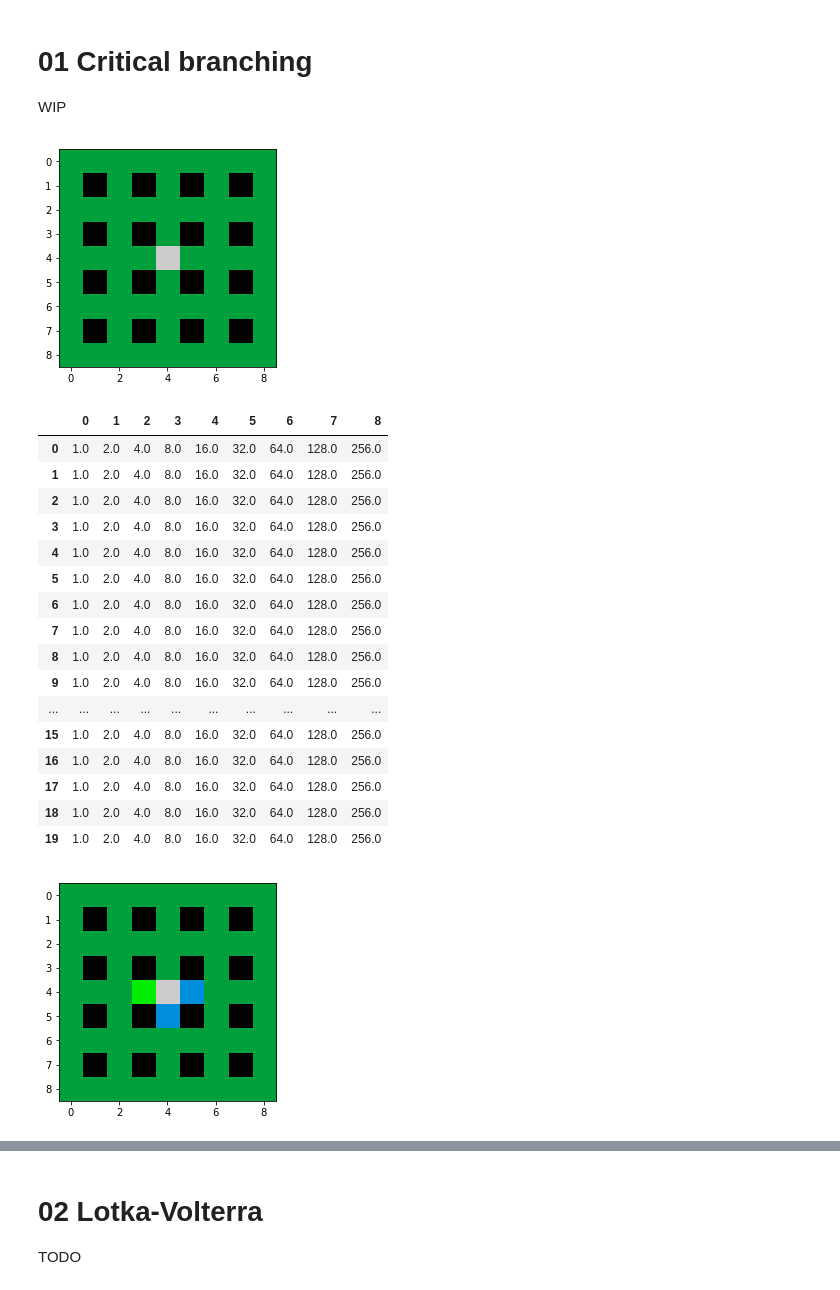
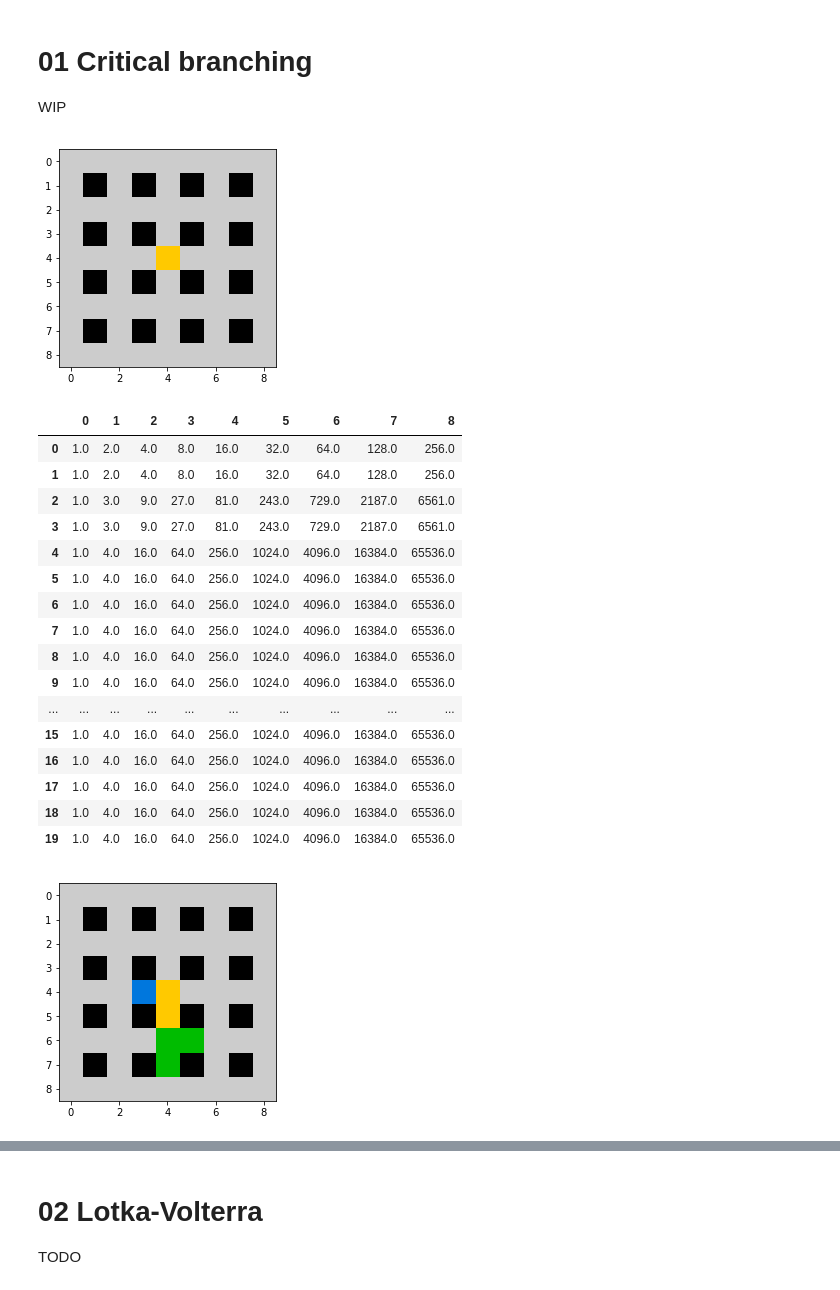
Before and after one commit to sirsh/wonky, a Jupyter notebook: notebooks/02 - running models.ipynb, the cells around one changed output, grey strips where cells are left out. Drawn from its saved outputs; the diff is of its cells as text; code cells hidden in the pictures.

```diff
--- a/notebooks/02 - running models.ipynb
+++ b/notebooks/02 - running models.ipynb
@@ -9,17 +9,17 @@ WIP
 # %%
 #testing some bizarre CRN
 rsys =  wonky.reaction.reaction_system([wonky.reaction("A", "A+A", 0.35),
                                         wonky.reaction("A", "0", 0.35),
                                         wonky.reaction("B", "B+B", 0.35),
                                         wonky.reaction("B", "0", 0.35),
                                         wonky.reaction("C", "C", 0.2),
                                         wonky.reaction("C", "0", 0.8),
-                                        wonky.reaction("A+B", "C", 0.3)
+                                        wonky.reaction("A+B", "C", 0.1)
                                        ])
 net = wonky.crn(rsys, (9,2), ICs=[1,1,0])
-net.display_lattice(2)
+net.display_trace(2)
 # %% [output]
-[figure, old version]
+[figure, new version]
 # %%
 net = wonky.crn(rsys, (9,2), ICs=[2,2,0])
 net.sample(display=True,params={"name":"../sample_data/exp/01"})
@@ -28,21 +28,21 @@ net.stats.observable(obs=1)
 |  | 0 | 1 | 2 | 3 | 4 | 5 | 6 | 7 | 8 |
 | 0 | 1.0 | 2.0 | 4.0 | 8.0 | 16.0 | 32.0 | 64.0 | 128.0 | 256.0 |
 | 1 | 1.0 | 2.0 | 4.0 | 8.0 | 16.0 | 32.0 | 64.0 | 128.0 | 256.0 |
-| 2 | 1.0 | 2.0 | 4.0 | 8.0 | 16.0 | 32.0 | 64.0 | 128.0 | 256.0 |
-| 3 | 1.0 | 2.0 | 4.0 | 8.0 | 16.0 | 32.0 | 64.0 | 128.0 | 256.0 |
-| 4 | 1.0 | 2.0 | 4.0 | 8.0 | 16.0 | 32.0 | 64.0 | 128.0 | 256.0 |
-| 5 | 1.0 | 2.0 | 4.0 | 8.0 | 16.0 | 32.0 | 64.0 | 128.0 | 256.0 |
-| 6 | 1.0 | 2.0 | 4.0 | 8.0 | 16.0 | 32.0 | 64.0 | 128.0 | 256.0 |
-| 7 | 1.0 | 2.0 | 4.0 | 8.0 | 16.0 | 32.0 | 64.0 | 128.0 | 256.0 |
-| 8 | 1.0 | 2.0 | 4.0 | 8.0 | 16.0 | 32.0 | 64.0 | 128.0 | 256.0 |
-| 9 | 1.0 | 2.0 | 4.0 | 8.0 | 16.0 | 32.0 | 64.0 | 128.0 | 256.0 |
+| 2 | 1.0 | 3.0 | 9.0 | 27.0 | 81.0 | 243.0 | 729.0 | 2187.0 | 6561.0 |
+| 3 | 1.0 | 3.0 | 9.0 | 27.0 | 81.0 | 243.0 | 729.0 | 2187.0 | 6561.0 |
+| 4 | 1.0 | 4.0 | 16.0 | 64.0 | 256.0 | 1024.0 | 4096.0 | 16384.0 | 65536.0 |
+| 5 | 1.0 | 4.0 | 16.0 | 64.0 | 256.0 | 1024.0 | 4096.0 | 16384.0 | 65536.0 |
+| 6 | 1.0 | 4.0 | 16.0 | 64.0 | 256.0 | 1024.0 | 4096.0 | 16384.0 | 65536.0 |
+| 7 | 1.0 | 4.0 | 16.0 | 64.0 | 256.0 | 1024.0 | 4096.0 | 16384.0 | 65536.0 |
+| 8 | 1.0 | 4.0 | 16.0 | 64.0 | 256.0 | 1024.0 | 4096.0 | 16384.0 | 65536.0 |
+| 9 | 1.0 | 4.0 | 16.0 | 64.0 | 256.0 | 1024.0 | 4096.0 | 16384.0 | 65536.0 |
 | ... | ... | ... | ... | ... | ... | ... | ... | ... | ... |
-| 15 | 1.0 | 2.0 | 4.0 | 8.0 | 16.0 | 32.0 | 64.0 | 128.0 | 256.0 |
-| 16 | 1.0 | 2.0 | 4.0 | 8.0 | 16.0 | 32.0 | 64.0 | 128.0 | 256.0 |
-| 17 | 1.0 | 2.0 | 4.0 | 8.0 | 16.0 | 32.0 | 64.0 | 128.0 | 256.0 |
-| 18 | 1.0 | 2.0 | 4.0 | 8.0 | 16.0 | 32.0 | 64.0 | 128.0 | 256.0 |
-| 19 | 1.0 | 2.0 | 4.0 | 8.0 | 16.0 | 32.0 | 64.0 | 128.0 | 256.0 |
+| 15 | 1.0 | 4.0 | 16.0 | 64.0 | 256.0 | 1024.0 | 4096.0 | 16384.0 | 65536.0 |
+| 16 | 1.0 | 4.0 | 16.0 | 64.0 | 256.0 | 1024.0 | 4096.0 | 16384.0 | 65536.0 |
+| 17 | 1.0 | 4.0 | 16.0 | 64.0 | 256.0 | 1024.0 | 4096.0 | 16384.0 | 65536.0 |
+| 18 | 1.0 | 4.0 | 16.0 | 64.0 | 256.0 | 1024.0 | 4096.0 | 16384.0 | 65536.0 |
+| 19 | 1.0 | 4.0 | 16.0 | 64.0 | 256.0 | 1024.0 | 4096.0 | 16384.0 | 65536.0 |
-[figure, old version]
+[figure, new version]
 # %%
 import numpy as np
 import pandas as pd
```
Also changed, not shown: parts of 4 cells of this notebook, 9 other files.
